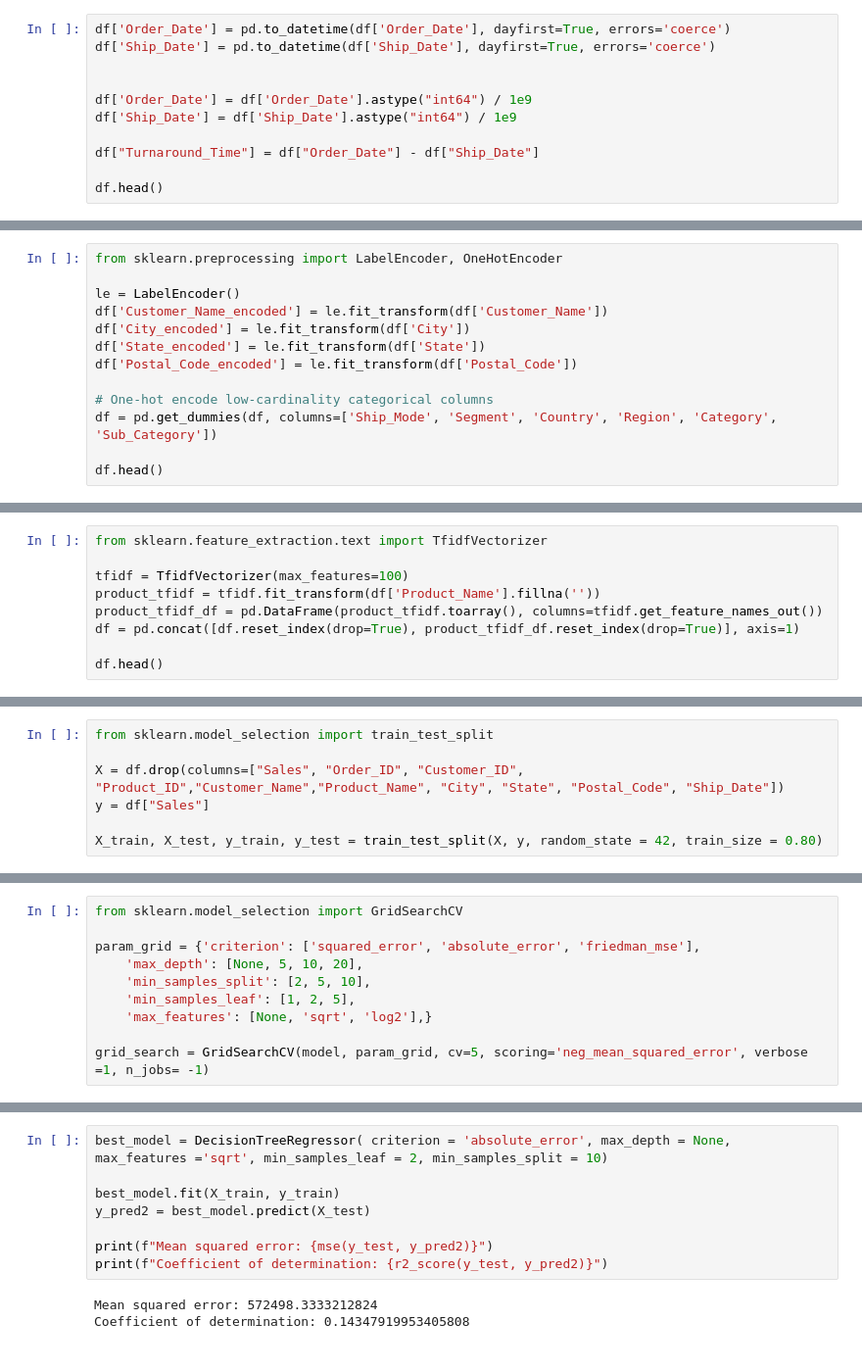
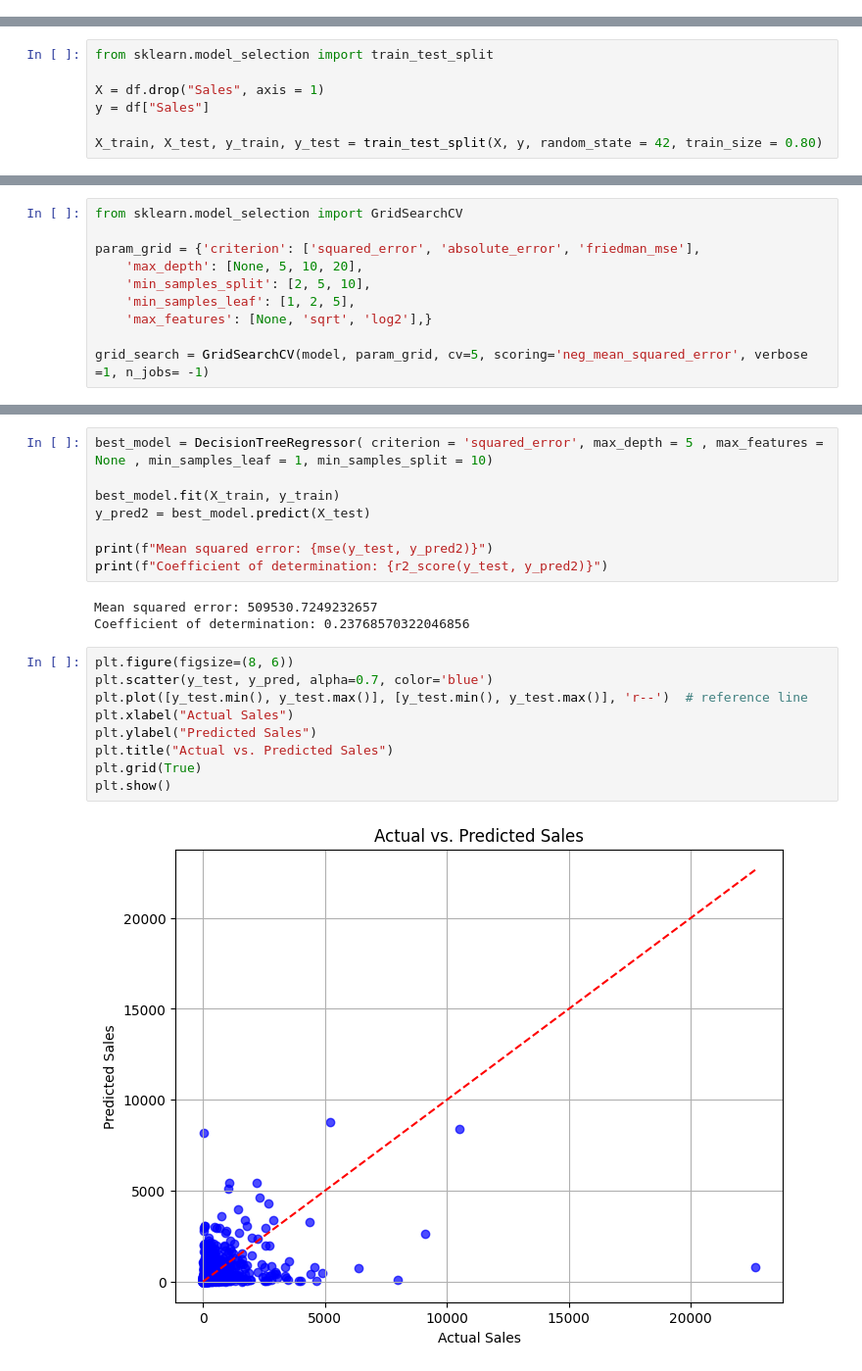
Before and after one commit to dholmes3514/4Geeks_final_project, a Jupyter notebook: notebooks/Training Models Decison Tree.ipynb, the cells around one changed output, grey strips where cells are left out. Shown: that part at 98% size. Saved outputs shown, nothing was run; the diff lists cells and outputs as text.

```diff
--- a/notebooks/Training Models Decison Tree.ipynb
+++ b/notebooks/Training Models Decison Tree.ipynb
@@ -80,11 +39,0 @@ df.head(20)
-# %%
-df['Order_Date'] = pd.to_datetime(df['Order_Date'], dayfirst=True, errors='coerce')
-df['Ship_Date'] = pd.to_datetime(df['Ship_Date'], dayfirst=True, errors='coerce')
-
-
-df['Order_Date'] = df['Order_Date'].astype("int64") / 1e9
-df['Ship_Date'] = df['Ship_Date'].astype("int64") / 1e9
-
-df["Turnaround_Time"] = df["Order_Date"] - df["Ship_Date"]
-
-df.head()
@@ -98,13 +39,0 @@ df.head()
-# %%
-from sklearn.preprocessing import LabelEncoder, OneHotEncoder
-
-le = LabelEncoder()
-df['Customer_Name_encoded'] = le.fit_transform(df['Customer_Name'])
-df['City_encoded'] = le.fit_transform(df['City'])
-df['State_encoded'] = le.fit_transform(df['State'])
-df['Postal_Code_encoded'] = le.fit_transform(df['Postal_Code'])
-
-# One-hot encode low-cardinality categorical columns
-df = pd.get_dummies(df, columns=['Ship_Mode', 'Segment', 'Country', 'Region', 'Category', 'Sub_Category'])
-
-df.head()
@@ -119,9 +39,0 @@ df.head()
-# %%
-from sklearn.feature_extraction.text import TfidfVectorizer
-
-tfidf = TfidfVectorizer(max_features=100)
-product_tfidf = tfidf.fit_transform(df['Product_Name'].fillna(''))
-product_tfidf_df = pd.DataFrame(product_tfidf.toarray(), columns=tfidf.get_feature_names_out())
-df = pd.concat([df.reset_index(drop=True), product_tfidf_df.reset_index(drop=True)], axis=1)
-
-df.head()
@@ -144,7 +60,7 @@ memory usage: 9.0+ MB
 # %%
 from sklearn.model_selection import train_test_split
 
-X = df.drop(columns=["Sales", "Order_ID", "Customer_ID", "Product_ID","Customer_Name","Product_Name", "City", "State", "Postal_Code", "Ship_Date"])
+X = df.drop("Sales", axis = 1)
 y = df["Sales"]
 
 X_train, X_test, y_train, y_test = train_test_split(X, y, random_state = 42, train_size = 0.80)
@@ -225,5 +141,5 @@ Best hyperparameters: {'criterion': 'absolute_error', 'max_depth': None, 'max_fe
 # %%
-best_model = DecisionTreeRegressor( criterion = 'absolute_error', max_depth = None, max_features ='sqrt', min_samples_leaf = 2, min_samples_split = 10)
+best_model = DecisionTreeRegressor( criterion = 'squared_error', max_depth = 5 , max_features = None , min_samples_leaf = 1, min_samples_split = 10)
 
 best_model.fit(X_train, y_train)
 y_pred2 = best_model.predict(X_test)
@@ -231,5 +147,16 @@ y_pred2 = best_model.predict(X_test)
 print(f"Mean squared error: {mse(y_test, y_pred2)}")
 print(f"Coefficient of determination: {r2_score(y_test, y_pred2)}")
 # %% [output]
-Mean squared error: 572498.3333212824
-Coefficient of determination: 0.14347919953405808
+Mean squared error: 509530.7249232657
+Coefficient of determination: 0.23768570322046856
+# %%
+plt.figure(figsize=(8, 6))
+plt.scatter(y_test, y_pred, alpha=0.7, color='blue')
+plt.plot([y_test.min(), y_test.max()], [y_test.min(), y_test.max()], 'r--')  # reference line
+plt.xlabel("Actual Sales")
+plt.ylabel("Predicted Sales")
+plt.title("Actual vs. Predicted Sales")
+plt.grid(True)
+plt.show()
+# %% [output]
+[figure, added]
```
Also changed, not shown: parts of 12 cells of this notebook, 4 other files.
